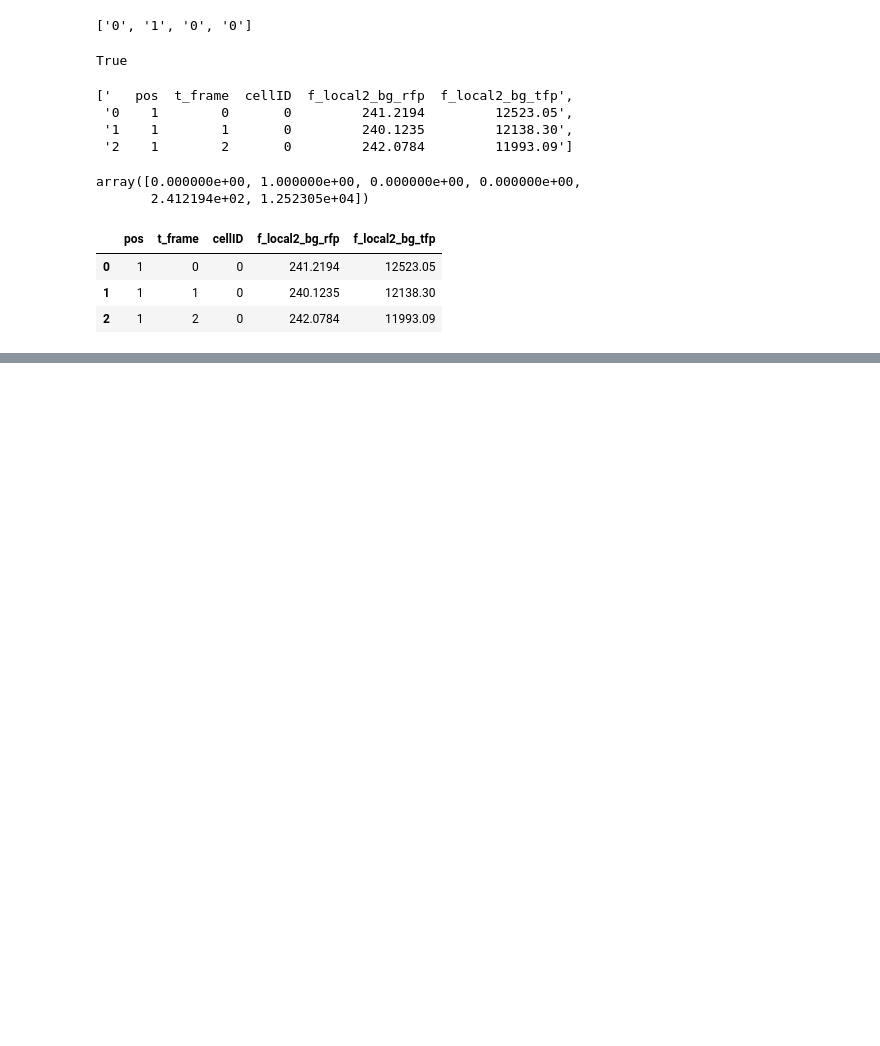
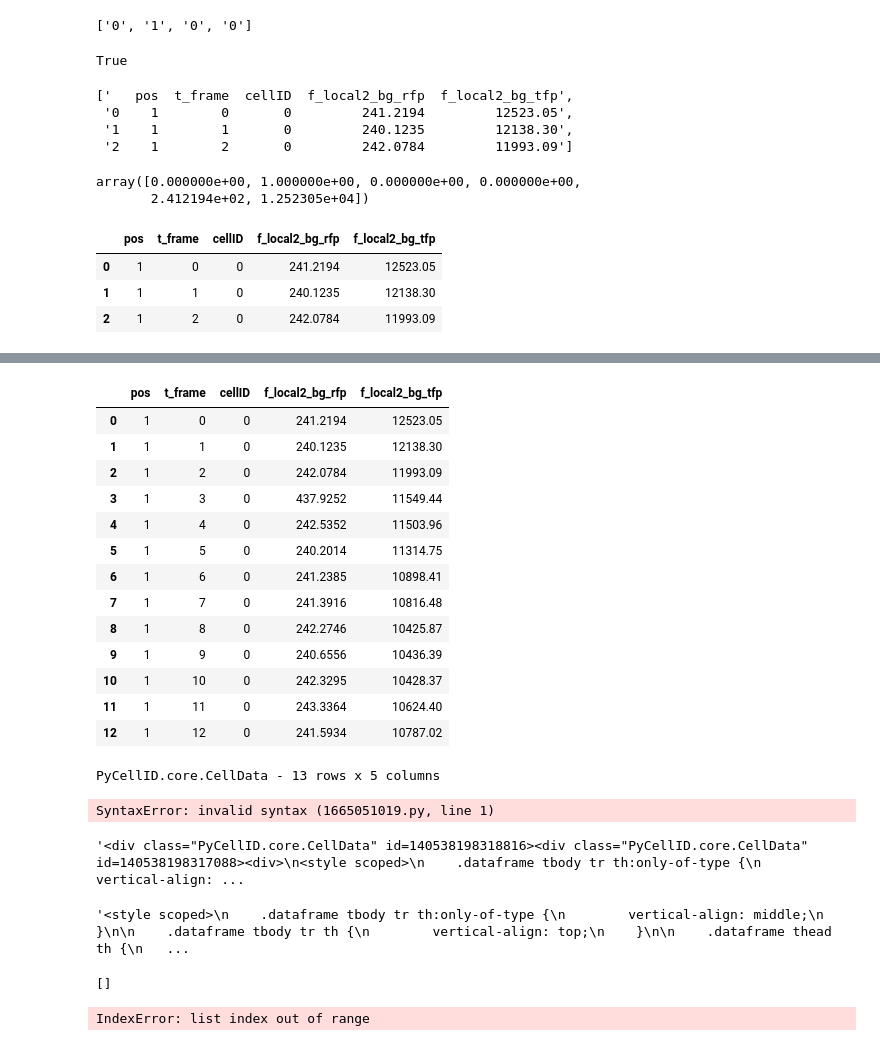
Before and after one commit to pyCellID/pyCellID, a Jupyter notebook: Untitled.ipynb, the cells around one changed output, grey strips where cells are left out. Drawn from its saved outputs; the diff is of its cells as text; code cells hidden in the pictures; blank space fills up the shorter version.

```diff
--- a/Untitled.ipynb
+++ b/Untitled.ipynb
@@ -98,0 +117,41 @@ df[df.ucid == 100000000000][col].head(3)
+# %%
+df[df.ucid==100000000000][['pos', 't_frame', 'cellID', 'f_local2_bg_rfp', 'f_local2_bg_tfp']]
+# %% [output]
+|  | pos | t_frame | cellID | f_local2_bg_rfp | f_local2_bg_tfp |
+| 0 | 1 | 0 | 0 | 241.2194 | 12523.05 |
+| 1 | 1 | 1 | 0 | 240.1235 | 12138.30 |
+| 2 | 1 | 2 | 0 | 242.0784 | 11993.09 |
+| 3 | 1 | 3 | 0 | 437.9252 | 11549.44 |
+| 4 | 1 | 4 | 0 | 242.5352 | 11503.96 |
+| 5 | 1 | 5 | 0 | 240.2014 | 11314.75 |
+| 6 | 1 | 6 | 0 | 241.2385 | 10898.41 |
+| 7 | 1 | 7 | 0 | 241.3916 | 10816.48 |
+| 8 | 1 | 8 | 0 | 242.2746 | 10425.87 |
+| 9 | 1 | 9 | 0 | 240.6556 | 10436.39 |
+| 10 | 1 | 10 | 0 | 242.3295 | 10428.37 |
+| 11 | 1 | 11 | 0 | 243.3364 | 10624.40 |
+| 12 | 1 | 12 | 0 | 241.5934 | 10787.02 |
+PyCellID.core.CellData - 13 rows x 5 columns
+# %%
+finall<th>0</th>\n
+# %% [output]
+SyntaxError: invalid syntax (1665051019.py, line 1)
+# %%
+df_repr = rep_r._repr_html_()
+df_repr
+# %% [output]
+'<div class="PyCellID.core.CellData" id=140538198318816><div class="PyCellID.core.CellData" id=140538198317088><div>\n<style scoped>\n    .dataframe tbody tr th:only-of-type {\n        vertical-align: ...
+# %%
+df_repr = df_repr.split("\n", 1)[1]
+df_repr
+# %% [output]
+'<style scoped>\n    .dataframe tbody tr th:only-of-type {\n        vertical-align: middle;\n    }\n\n    .dataframe tbody tr th {\n        vertical-align: top;\n    }\n\n    .dataframe thead th {\n   ...
+# %%
+re.findall(df_repr,r'(<th>\d+</th>\n)')
+#re.findall(r'-?\d+\.?\d*', r_s[1])
+# %% [output]
+[]
+# %%
+l = re.compile(r'<th>\d+</th>').split(df_repr)
+# %% [output]
+IndexError: list index out of range
```
Also changed, not shown: parts of 5 cells of this notebook, 2 other files.
